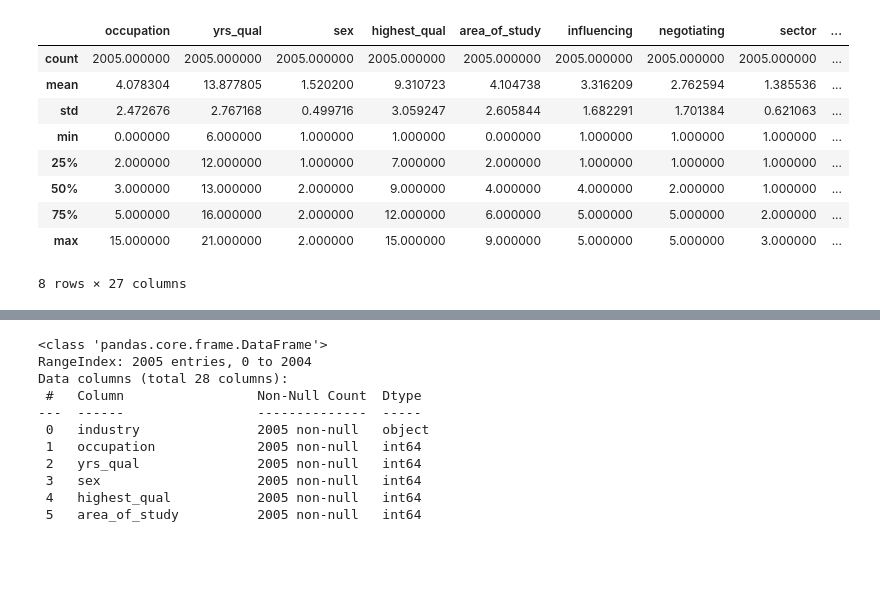
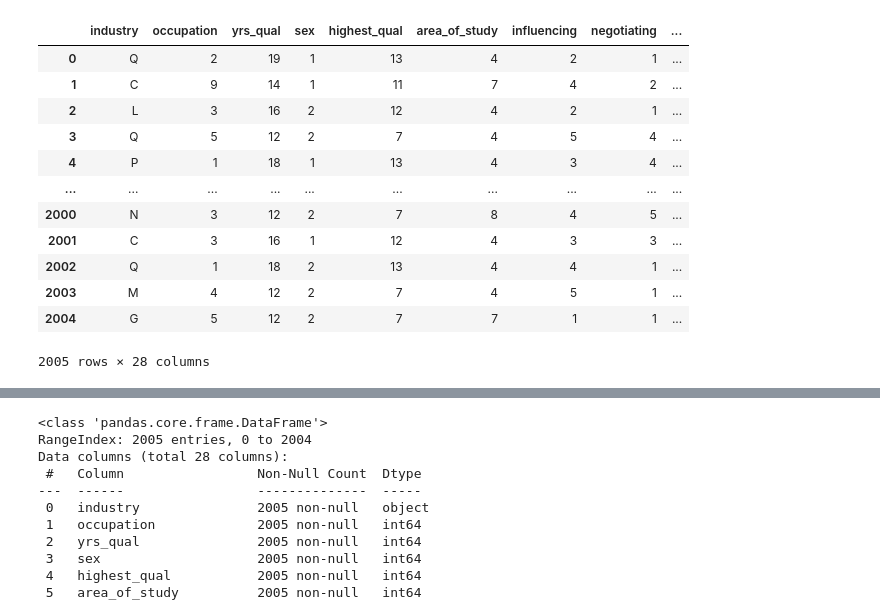
Before and after one commit to cdu123/salary_predict, a Jupyter notebook: salary_predict.ipynb, the cells around one changed output, grey strips where cells are left out. Drawn from its saved outputs; the diff is of its cells as text; code cells hidden in the pictures; blank space fills up the shorter version.

```diff
--- a/salary_predict.ipynb
+++ b/salary_predict.ipynb
@@ -1,21 +8,21 @@
 # %%
 import pandas as pd
 
-#import file
-df = pd.read_csv('C:/Users/Carol/Desktop/Test_Dict/MyCodes/salary_predict/wage_predict.csv')
+# Import file
+df = pd.read_csv('wage_predict.csv')
 
-df.head()
-df.isnull().sum()
-df.dtypes
-df.describe()
+df
 # %% [output]
-|  | occupation | yrs_qual | sex | highest_qual | area_of_study | influencing | negotiating | sector | ... |
-| count | 2005.000000 | 2005.000000 | 2005.000000 | 2005.000000 | 2005.000000 | 2005.000000 | 2005.000000 | 2005.000000 | ... |
-| mean | 4.078304 | 13.877805 | 1.520200 | 9.310723 | 4.104738 | 3.316209 | 2.762594 | 1.385536 | ... |
-| std | 2.472676 | 2.767168 | 0.499716 | 3.059247 | 2.605844 | 1.682291 | 1.701384 | 0.621063 | ... |
-| min | 0.000000 | 6.000000 | 1.000000 | 1.000000 | 0.000000 | 1.000000 | 1.000000 | 1.000000 | ... |
-| 25% | 2.000000 | 12.000000 | 1.000000 | 7.000000 | 2.000000 | 1.000000 | 1.000000 | 1.000000 | ... |
-| 50% | 3.000000 | 13.000000 | 2.000000 | 9.000000 | 4.000000 | 4.000000 | 2.000000 | 1.000000 | ... |
-| 75% | 5.000000 | 16.000000 | 2.000000 | 12.000000 | 6.000000 | 5.000000 | 5.000000 | 2.000000 | ... |
-| max | 15.000000 | 21.000000 | 2.000000 | 15.000000 | 9.000000 | 5.000000 | 5.000000 | 3.000000 | ... |
+|  | industry | occupation | yrs_qual | sex | highest_qual | area_of_study | influencing | negotiating | ... |
+| 0 | Q | 2 | 19 | 1 | 13 | 4 | 2 | 1 | ... |
+| 1 | C | 9 | 14 | 1 | 11 | 7 | 4 | 2 | ... |
+| 2 | L | 3 | 16 | 2 | 12 | 4 | 2 | 1 | ... |
+| 3 | Q | 5 | 12 | 2 | 7 | 4 | 5 | 4 | ... |
+| 4 | P | 1 | 18 | 1 | 13 | 4 | 3 | 4 | ... |
+| ... | ... | ... | ... | ... | ... | ... | ... | ... | ... |
+| 2000 | N | 3 | 12 | 2 | 7 | 8 | 4 | 5 | ... |
+| 2001 | C | 3 | 16 | 1 | 12 | 4 | 3 | 3 | ... |
+| 2002 | Q | 1 | 18 | 2 | 13 | 4 | 4 | 1 | ... |
+| 2003 | M | 4 | 12 | 2 | 7 | 4 | 5 | 1 | ... |
+| 2004 | G | 5 | 12 | 2 | 7 | 7 | 1 | 1 | ... |
-8 rows × 27 columns
+2005 rows × 28 columns
```
Also changed, not shown: parts of 10 cells of this notebook.
